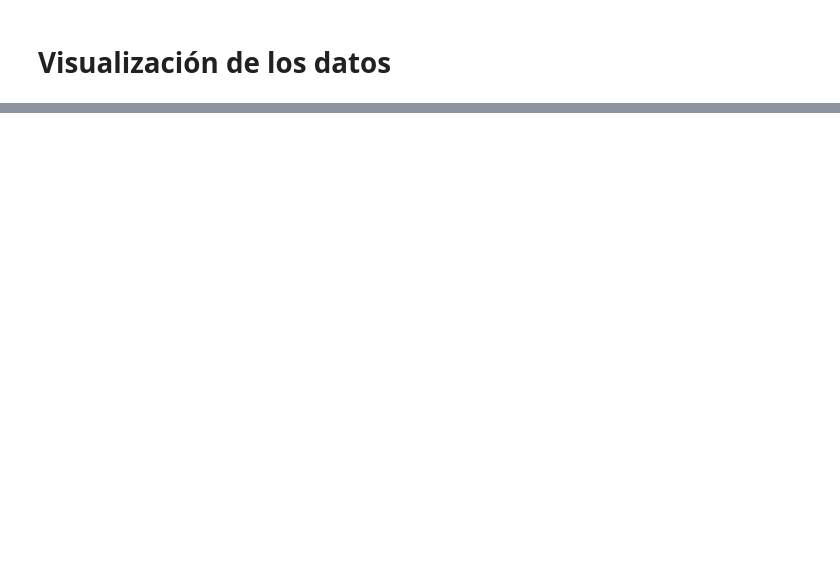
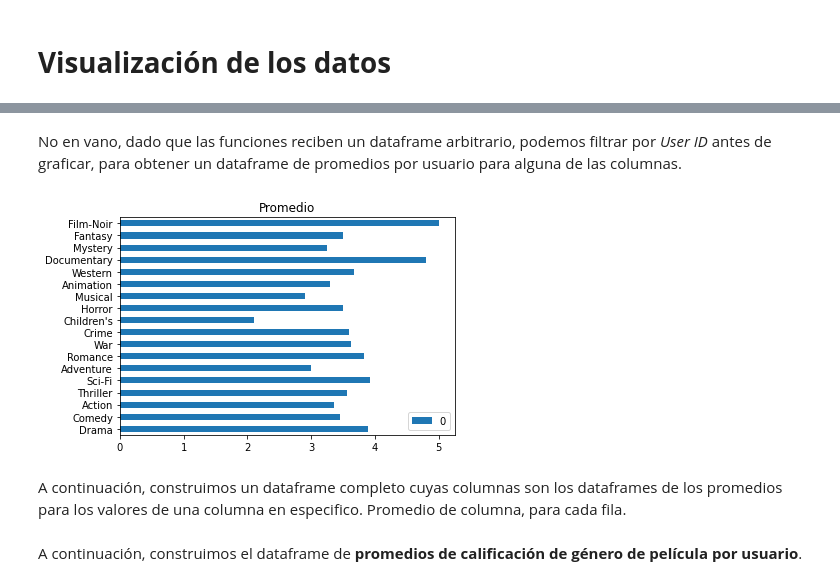
Before and after one commit to estebanhernandezr/Entregas-Semanales, a Jupyter notebook: SantiagoEsteban_AlvarezHernandez_ML_3.ipynb, the cells around one changed output, grey strips where cells are left out. Drawn from its saved outputs; the diff is of its cells as text; code cells hidden in the pictures; blank space fills up the shorter version.

```diff
--- a/SantiagoEsteban_AlvarezHernandez_ML_3.ipynb
+++ b/SantiagoEsteban_AlvarezHernandez_ML_3.ipynb
@@ -428,2 +442,15 @@ False
+# %%
+def means_dataframe(dataframe, col1, col2):
+    frames = []
+    for i in pd.DataFrame(dataframe[col1].value_counts()).index.values.tolist():
+        row = pd.DataFrame(dataframe.loc[dataframe[col1] == i][col2].value_counts()).T
+        row1 = row.mul(row.columns, fill_value=0)
+        row1 = pd.DataFrame(row1.sum(axis = 1)/row.sum(axis = 1))
+        frames.append(row1)
+
+    df = pd.concat(frames)
+    df = df.set_index([pd.DataFrame(dataframe[col1].value_counts()).index.values.tolist()])
+
+    return df
 # %% [markdown]
 # **Visualización de los datos**
@@ -429,0 +459,11 @@ False
+# %%
+def plot_stackedbar_chart(dataframe, col1, col2, norm=False):
+    df = stackedbar_dataframe(dataframe, col1, col2, norm)
+    title = 'Frecuencia de aparición absoluta'
+    if norm:
+        title = 'Frecuencia de aparición relativa'
+    df.plot(kind = 'barh', stacked = True, title = title, mark_right = True)
+
+def plot_mean_chart(dataframe, col1, col2):
+    df = means_dataframe(dataframe, col1, col2)
+    df.plot(kind = 'barh', title = 'Promedio', mark_right = True)
@@ -429,0 +486,8 @@ False
+# %% [markdown]
+No en vano, dado que las funciones reciben un dataframe arbitrario, podemos filtrar por *User ID* antes de graficar, para obtener un dataframe de promedios por usuario para alguna de las columnas.
+# %%
+plot_mean_chart(relation_table2.loc[relation_table2['User ID']==1], 'Genre', 'Ratings')
+# %% [output]
+[figure, added]
+# %% [markdown]
+A continuación, construimos un dataframe completo cuyas columnas son los dataframes de los promedios para los valores de una columna en especifico. Promedio de columna, para cada fila.
@@ -429,0 +503,2 @@ False
+# %% [markdown]
+A continuación, construimos el dataframe de **promedios de calificación de género de película por usuario**.
```
Also changed, not shown: parts of 36 cells of this notebook.
